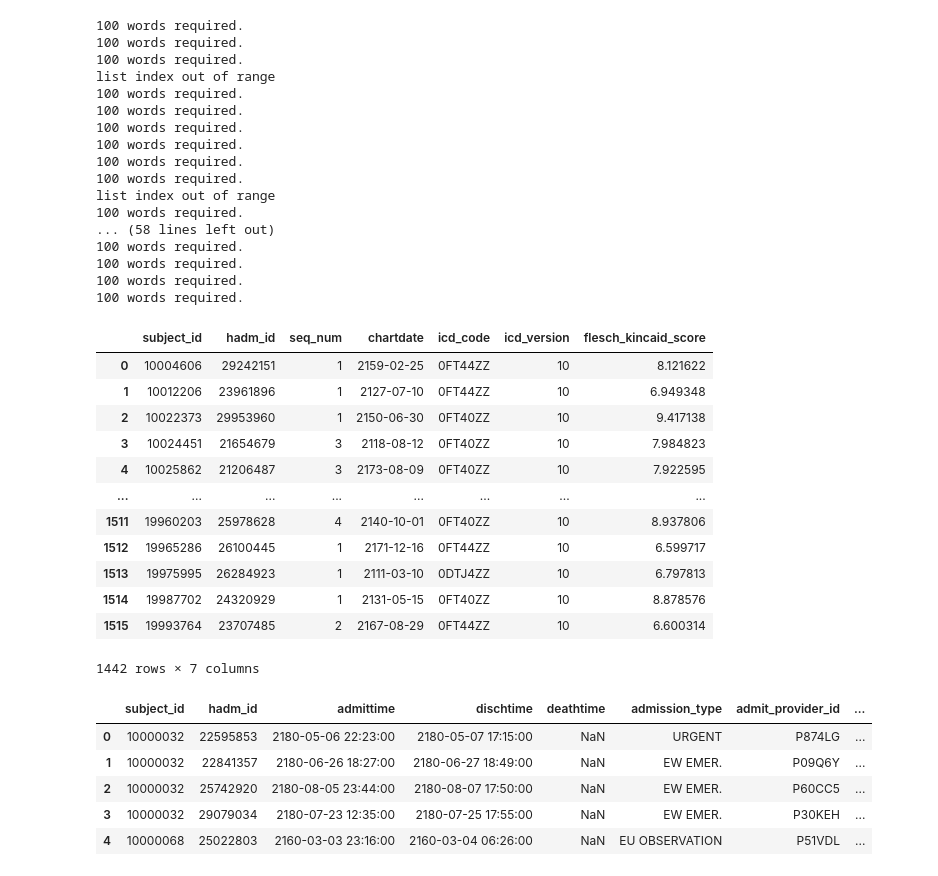
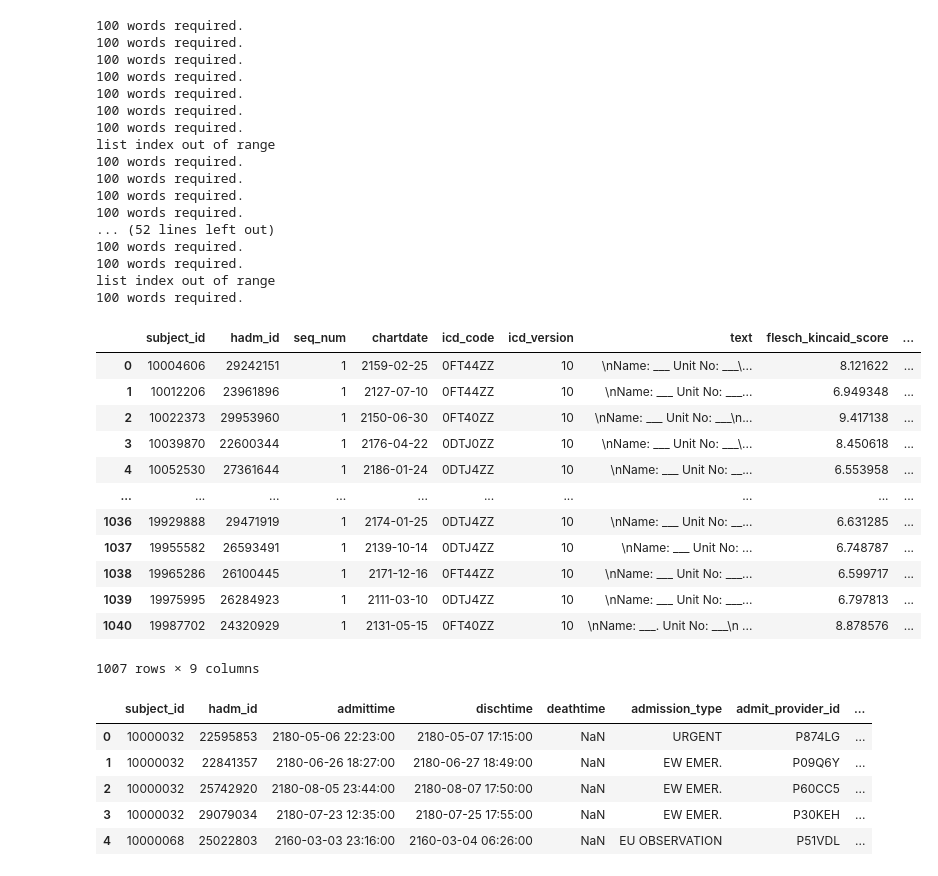
Before and after one commit to mbarshay/mdplus_hackathon, a Jupyter notebook: readabilityAnalysis.ipynb, the cells around one changed output. Cells and saved outputs as stored; diff of their text form; code cells hidden in the pictures.

Commit message:
updated file structure and readability

```diff
--- a/readabilityAnalysis.ipynb
+++ b/readabilityAnalysis.ipynb
@@ -53,10 +54,26 @@ def calculate_fk_score(text):
         score = -1
     return score
 
+def calculate_fk_grade(text):
+    score = 0
+    try:
+        text = text.split("Discharge Instructions",1)[1]
+        r = Readability(text)
+        score = r.flesch_kincaid().grade_level
+    except Exception as e:
+        print(e)
+        score = -1
+    return score
+
 
 procWNotes['flesch_kincaid_score'] = procWNotes['text'].apply(calculate_fk_score)
-procWNotes = procWNotes.drop('text', axis=1)
+procWNotes['flesch_kincaid_grade'] = procWNotes['text'].apply(calculate_fk_grade)
+# procWNotes = procWNotes.drop('text', axis=1)
 # %% [output]
+100 words required.
+100 words required.
+100 words required.
+100 words required.
 100 words required.
 100 words required.
 100 words required.
@@ -65,32 +82,31 @@ list index out of range
 100 words required.
 100 words required.
 100 words required.
+... (52 lines left out)
 100 words required.
 100 words required.
 list index out of range
 100 words required.
-... (58 lines left out)
-100 words required.
-100 words required.
-100 words required.
-100 words required.
-# %%
-procWNotes = procWNotes[procWNotes['flesch_kincaid_score'] != -1]
-procWNotes
-# %% [output]
-|  | subject_id | hadm_id | seq_num | chartdate | icd_code | icd_version | flesch_kincaid_score |
-| 0 | 10004606 | 29242151 | 1 | 2159-02-25 | 0FT44ZZ | 10 | 8.121622 |
-| 1 | 10012206 | 23961896 | 1 | 2127-07-10 | 0FT44ZZ | 10 | 6.949348 |
-| 2 | 10022373 | 29953960 | 1 | 2150-06-30 | 0FT40ZZ | 10 | 9.417138 |
-| 3 | 10024451 | 21654679 | 3 | 2118-08-12 | 0FT40ZZ | 10 | 7.984823 |
-| 4 | 10025862 | 21206487 | 3 | 2173-08-09 | 0FT40ZZ | 10 | 7.922595 |
-| ... | ... | ... | ... | ... | ... | ... | ... |
-| 1511 | 19960203 | 25978628 | 4 | 2140-10-01 | 0FT40ZZ | 10 | 8.937806 |
-| 1512 | 19965286 | 26100445 | 1 | 2171-12-16 | 0FT44ZZ | 10 | 6.599717 |
-| 1513 | 19975995 | 26284923 | 1 | 2111-03-10 | 0DTJ4ZZ | 10 | 6.797813 |
-| 1514 | 19987702 | 24320929 | 1 | 2131-05-15 | 0FT40ZZ | 10 | 8.878576 |
-| 1515 | 19993764 | 23707485 | 2 | 2167-08-29 | 0FT44ZZ | 10 | 6.600314 |
-1442 rows × 7 columns
+# %%
+#removing notes that cause an error
+procWNotes = procWNotes[procWNotes['flesch_kincaid_score'] != -1]
+procWNotes = procWNotes[procWNotes['flesch_kincaid_grade'] != -1]
+
+procWNotes
+# %% [output]
+|  | subject_id | hadm_id | seq_num | chartdate | icd_code | icd_version | text | flesch_kincaid_score | ... |
+| 0 | 10004606 | 29242151 | 1 | 2159-02-25 | 0FT44ZZ | 10 | \nName: ___ Unit No: ___\... | 8.121622 | ... |
+| 1 | 10012206 | 23961896 | 1 | 2127-07-10 | 0FT44ZZ | 10 | \nName: ___ Unit No: ___... | 6.949348 | ... |
+| 2 | 10022373 | 29953960 | 1 | 2150-06-30 | 0FT40ZZ | 10 | \nName: ___ Unit No: ___\n... | 9.417138 | ... |
+| 3 | 10039870 | 22600344 | 1 | 2176-04-22 | 0DTJ0ZZ | 10 | \nName: ___ Unit No: ___\... | 8.450618 | ... |
+| 4 | 10052530 | 27361644 | 1 | 2186-01-24 | 0DTJ4ZZ | 10 | \nName: ___ Unit No: __... | 6.553958 | ... |
+| ... | ... | ... | ... | ... | ... | ... | ... | ... | ... |
+| 1036 | 19929888 | 29471919 | 1 | 2174-01-25 | 0DTJ4ZZ | 10 | \nName: ___ Unit No: __... | 6.631285 | ... |
+| 1037 | 19955582 | 26593491 | 1 | 2139-10-14 | 0DTJ4ZZ | 10 | \nName: ___ Unit No: ... | 6.748787 | ... |
+| 1038 | 19965286 | 26100445 | 1 | 2171-12-16 | 0FT44ZZ | 10 | \nName: ___ Unit No: ___... | 6.599717 | ... |
+| 1039 | 19975995 | 26284923 | 1 | 2111-03-10 | 0DTJ4ZZ | 10 | \nName: ___ Unit No: ___... | 6.797813 | ... |
+| 1040 | 19987702 | 24320929 | 1 | 2131-05-15 | 0FT40ZZ | 10 | \nName: ___. Unit No: ___\n ... | 8.878576 | ... |
+1007 rows × 9 columns
 # %%
 admissions = pd.read_csv("admissions.csv")
 # %%
```
Also changed, not shown: parts of 21 cells of this notebook, 21 other files.
